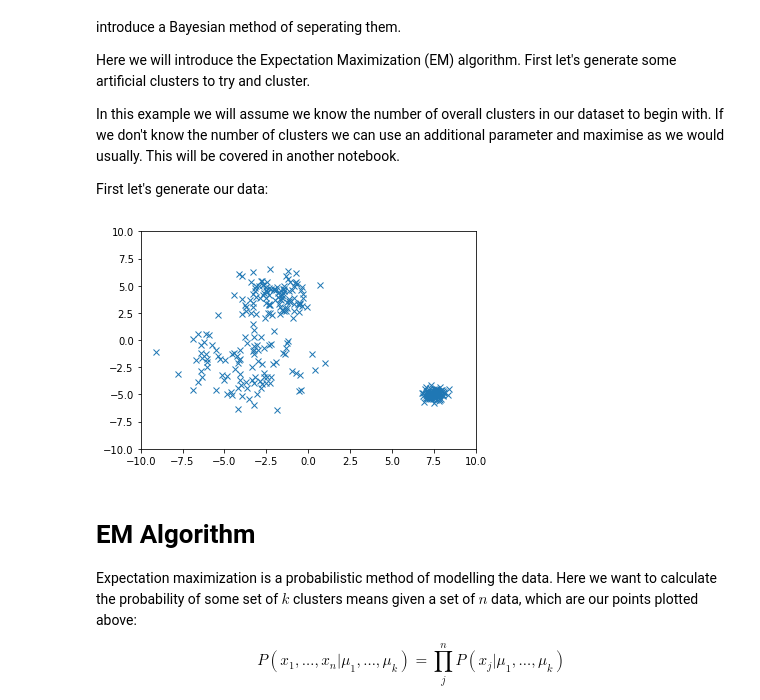
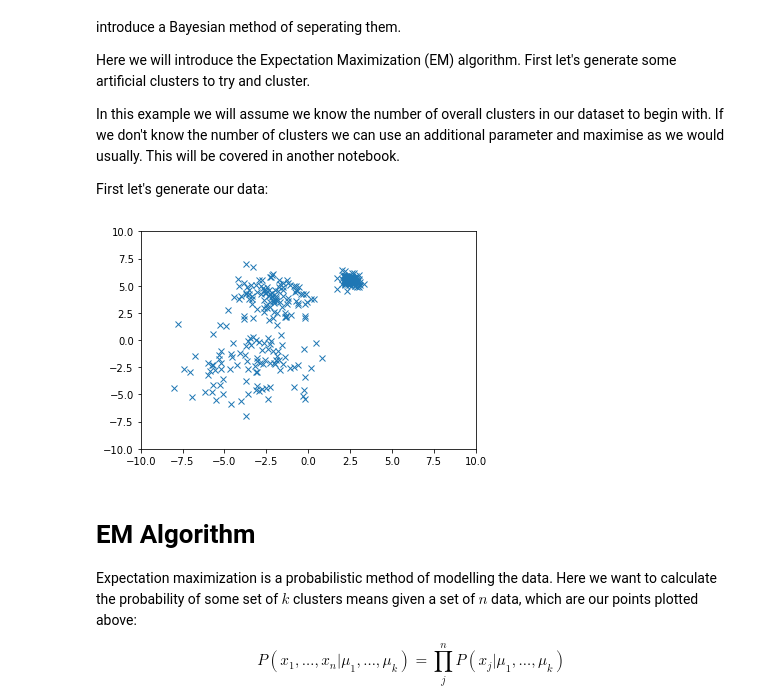
Before and after one commit to KentJames/Statistics-Cookbook, a Jupyter notebook: 6 - Clustering/6.1 - Expectation Maximization/expectationmaximization.ipynb, the cells around one changed output. Cells and saved outputs as stored; diff of their text form; code cells hidden in the pictures.

Commit message:
Re-arrange, update plots

```diff
--- a/6 - Clustering/6.1 - Expectation Maximization/expectationmaximization.ipynb
+++ b/6 - Clustering/6.1 - Expectation Maximization/expectationmaximization.ipynb
@@ -11,32 +11,32 @@ First let's generate our data:
 # %%
 import numpy
 from scipy import linalg
 import matplotlib.pyplot as plt
 import matplotlib
 
 mean_1 = [-2.0,4.0]
 mean_2 = [-3.5,-2.0]
-mean_3 = [7.5,-5.0]
+mean_3 = [2.5,5.5]
 
 cov_1 = [[1,0],
          [0,1]]
 cov_2 = [[4,0],
          [0,4]]
 cov_3 = [[0.1,0],
          [0,0.1]]
 samples = 100
 
 dataset_1 = [numpy.random.multivariate_normal(mean_1,cov_1) for i in range(samples)]
 dataset_2 = [numpy.random.multivariate_normal(mean_2,cov_2) for i in range(samples)]
 dataset_3 = [numpy.random.multivariate_normal(mean_3,cov_3) for i in range(samples)]
 dataset_total = numpy.concatenate((dataset_1, dataset_2, dataset_3))
 
 plt.plot(dataset_total[:,0],dataset_total[:,1],'x')
 plt.xlim(-10,10)
 plt.ylim(-10,10)
 plt.show()
 # %% [output]
-[figure, old version]
+[figure, new version]
 # %% [markdown]
 # EM Algorithm
 
```
Also changed, not shown: parts of 2 cells of this notebook.
